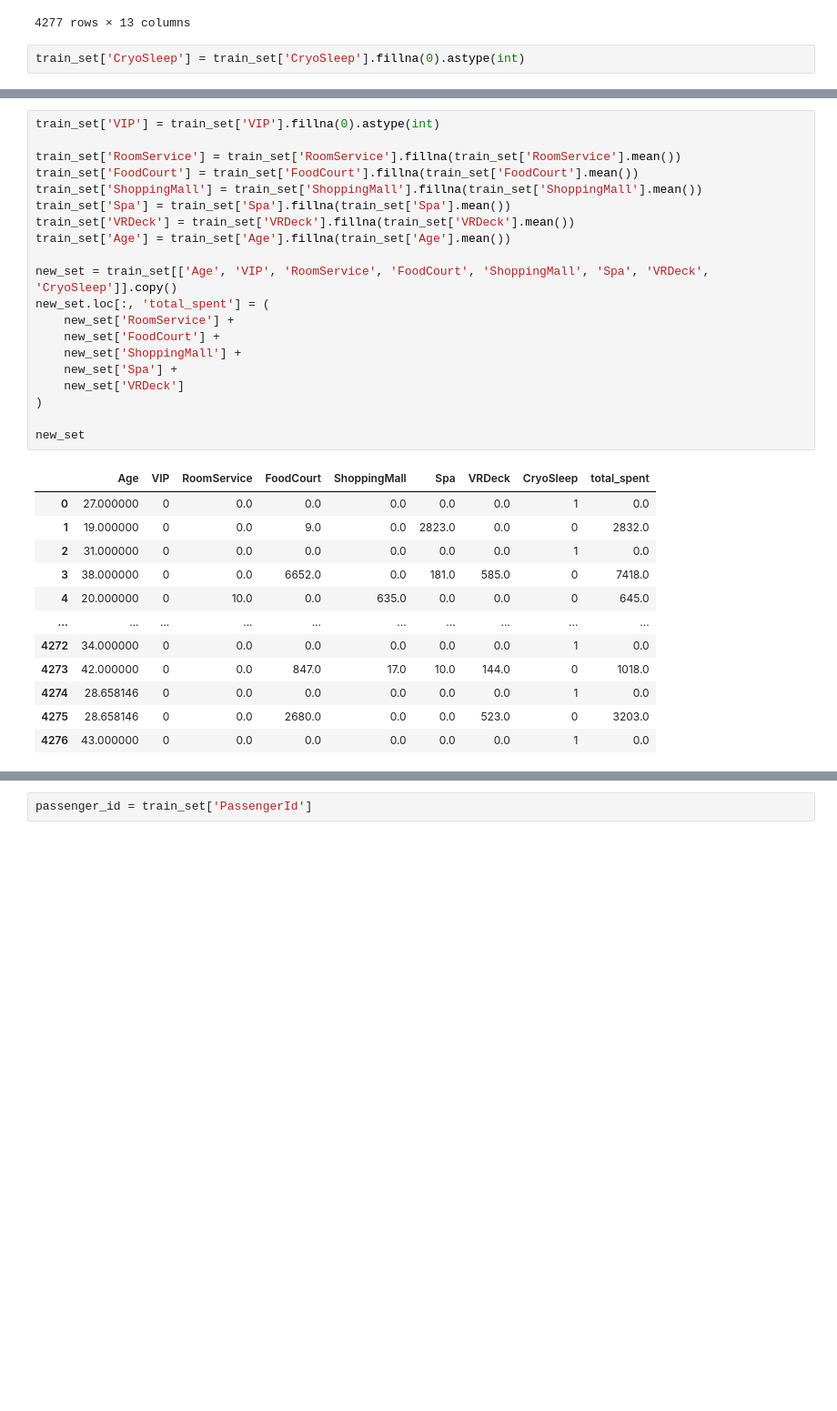
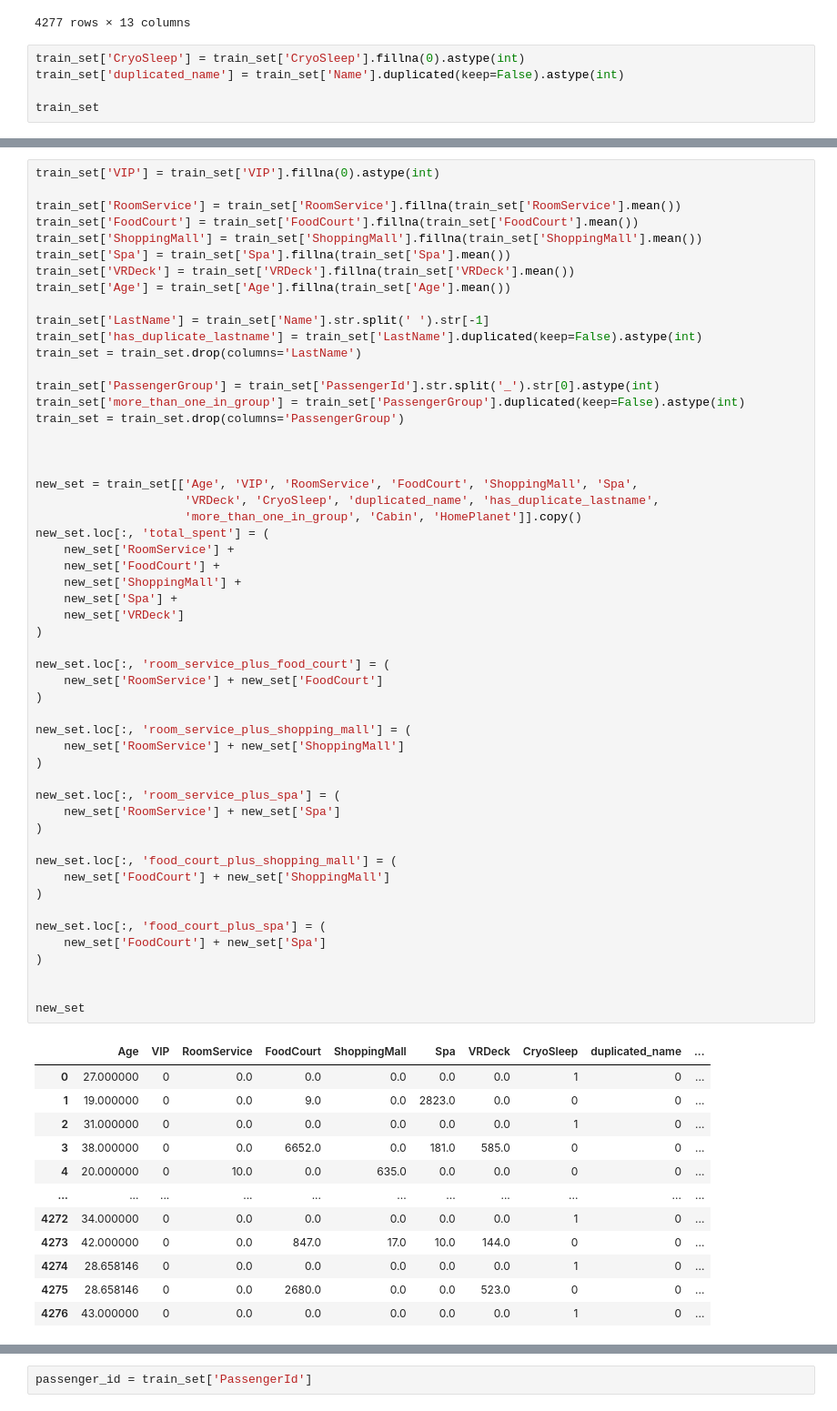
Before and after one commit to plamensve/SPACESHIP_TITANIC, a Jupyter notebook: notebooks/new_spaceship_titanic.ipynb, the cells around one changed output, grey strips where cells are left out. Shown at 91% size. Cells and saved outputs as stored; diff of their text form; blank space fills up the shorter version.

```diff
--- a/notebooks/new_spaceship_titanic.ipynb
+++ b/notebooks/new_spaceship_titanic.ipynb
@@ -177,3 +285,6 @@ train_set
 4277 rows × 13 columns
 # %%
 train_set['CryoSleep'] = train_set['CryoSleep'].fillna(0).astype(int)
+train_set['duplicated_name'] = train_set['Name'].duplicated(keep=False).astype(int)
+
+train_set
@@ -180,33 +305,66 @@ train_set['CryoSleep'] = train_set['CryoSleep'].fillna(0).astype(int)
 # %%
 train_set['VIP'] = train_set['VIP'].fillna(0).astype(int)
 
 train_set['RoomService'] = train_set['RoomService'].fillna(train_set['RoomService'].mean())
 train_set['FoodCourt'] = train_set['FoodCourt'].fillna(train_set['FoodCourt'].mean())
 train_set['ShoppingMall'] = train_set['ShoppingMall'].fillna(train_set['ShoppingMall'].mean())
 train_set['Spa'] = train_set['Spa'].fillna(train_set['Spa'].mean())
 train_set['VRDeck'] = train_set['VRDeck'].fillna(train_set['VRDeck'].mean())
 train_set['Age'] = train_set['Age'].fillna(train_set['Age'].mean())
 
-new_set = train_set[['Age', 'VIP', 'RoomService', 'FoodCourt', 'ShoppingMall', 'Spa', 'VRDeck', 'CryoSleep']].copy()
+train_set['LastName'] = train_set['Name'].str.split(' ').str[-1]
+train_set['has_duplicate_lastname'] = train_set['LastName'].duplicated(keep=False).astype(int)
+train_set = train_set.drop(columns='LastName')
+
+train_set['PassengerGroup'] = train_set['PassengerId'].str.split('_').str[0].astype(int)
+train_set['more_than_one_in_group'] = train_set['PassengerGroup'].duplicated(keep=False).astype(int)
+train_set = train_set.drop(columns='PassengerGroup')
+
+
+
+new_set = train_set[['Age', 'VIP', 'RoomService', 'FoodCourt', 'ShoppingMall', 'Spa',
+                     'VRDeck', 'CryoSleep', 'duplicated_name', 'has_duplicate_lastname',
+                     'more_than_one_in_group', 'Cabin', 'HomePlanet']].copy()
 new_set.loc[:, 'total_spent'] = (
     new_set['RoomService'] +
     new_set['FoodCourt'] +
     new_set['ShoppingMall'] +
     new_set['Spa'] +
     new_set['VRDeck']
 )
 
+new_set.loc[:, 'room_service_plus_food_court'] = (
+    new_set['RoomService'] + new_set['FoodCourt']
+)
+
+new_set.loc[:, 'room_service_plus_shopping_mall'] = (
+    new_set['RoomService'] + new_set['ShoppingMall']
+)
+
+new_set.loc[:, 'room_service_plus_spa'] = (
+    new_set['RoomService'] + new_set['Spa']
+)
+
+new_set.loc[:, 'food_court_plus_shopping_mall'] = (
+    new_set['FoodCourt'] + new_set['ShoppingMall']
+)
+
+new_set.loc[:, 'food_court_plus_spa'] = (
+    new_set['FoodCourt'] + new_set['Spa']
+)
+
+
 new_set
 # %% [output]
-|  | Age | VIP | RoomService | FoodCourt | ShoppingMall | Spa | VRDeck | CryoSleep | total_spent |
-| 0 | 27.000000 | 0 | 0.0 | 0.0 | 0.0 | 0.0 | 0.0 | 1 | 0.0 |
-| 1 | 19.000000 | 0 | 0.0 | 9.0 | 0.0 | 2823.0 | 0.0 | 0 | 2832.0 |
-| 2 | 31.000000 | 0 | 0.0 | 0.0 | 0.0 | 0.0 | 0.0 | 1 | 0.0 |
-| 3 | 38.000000 | 0 | 0.0 | 6652.0 | 0.0 | 181.0 | 585.0 | 0 | 7418.0 |
-| 4 | 20.000000 | 0 | 10.0 | 0.0 | 635.0 | 0.0 | 0.0 | 0 | 645.0 |
-| ... | ... | ... | ... | ... | ... | ... | ... | ... | ... |
-| 4272 | 34.000000 | 0 | 0.0 | 0.0 | 0.0 | 0.0 | 0.0 | 1 | 0.0 |
-| 4273 | 42.000000 | 0 | 0.0 | 847.0 | 17.0 | 10.0 | 144.0 | 0 | 1018.0 |
-| 4274 | 28.658146 | 0 | 0.0 | 0.0 | 0.0 | 0.0 | 0.0 | 1 | 0.0 |
-| 4275 | 28.658146 | 0 | 0.0 | 2680.0 | 0.0 | 0.0 | 523.0 | 0 | 3203.0 |
-| 4276 | 43.000000 | 0 | 0.0 | 0.0 | 0.0 | 0.0 | 0.0 | 1 | 0.0 |
+|  | Age | VIP | RoomService | FoodCourt | ShoppingMall | Spa | VRDeck | CryoSleep | duplicated_name | ... |
+| 0 | 27.000000 | 0 | 0.0 | 0.0 | 0.0 | 0.0 | 0.0 | 1 | 0 | ... |
+| 1 | 19.000000 | 0 | 0.0 | 9.0 | 0.0 | 2823.0 | 0.0 | 0 | 0 | ... |
+| 2 | 31.000000 | 0 | 0.0 | 0.0 | 0.0 | 0.0 | 0.0 | 1 | 0 | ... |
+| 3 | 38.000000 | 0 | 0.0 | 6652.0 | 0.0 | 181.0 | 585.0 | 0 | 0 | ... |
+| 4 | 20.000000 | 0 | 10.0 | 0.0 | 635.0 | 0.0 | 0.0 | 0 | 0 | ... |
+| ... | ... | ... | ... | ... | ... | ... | ... | ... | ... | ... |
+| 4272 | 34.000000 | 0 | 0.0 | 0.0 | 0.0 | 0.0 | 0.0 | 1 | 0 | ... |
+| 4273 | 42.000000 | 0 | 0.0 | 847.0 | 17.0 | 10.0 | 144.0 | 0 | 0 | ... |
+| 4274 | 28.658146 | 0 | 0.0 | 0.0 | 0.0 | 0.0 | 0.0 | 1 | 0 | ... |
+| 4275 | 28.658146 | 0 | 0.0 | 2680.0 | 0.0 | 0.0 | 523.0 | 0 | 0 | ... |
+| 4276 | 43.000000 | 0 | 0.0 | 0.0 | 0.0 | 0.0 | 0.0 | 1 | 0 | ... |
```
Also changed, not shown: parts of 17 cells of this notebook, 1 other file.
